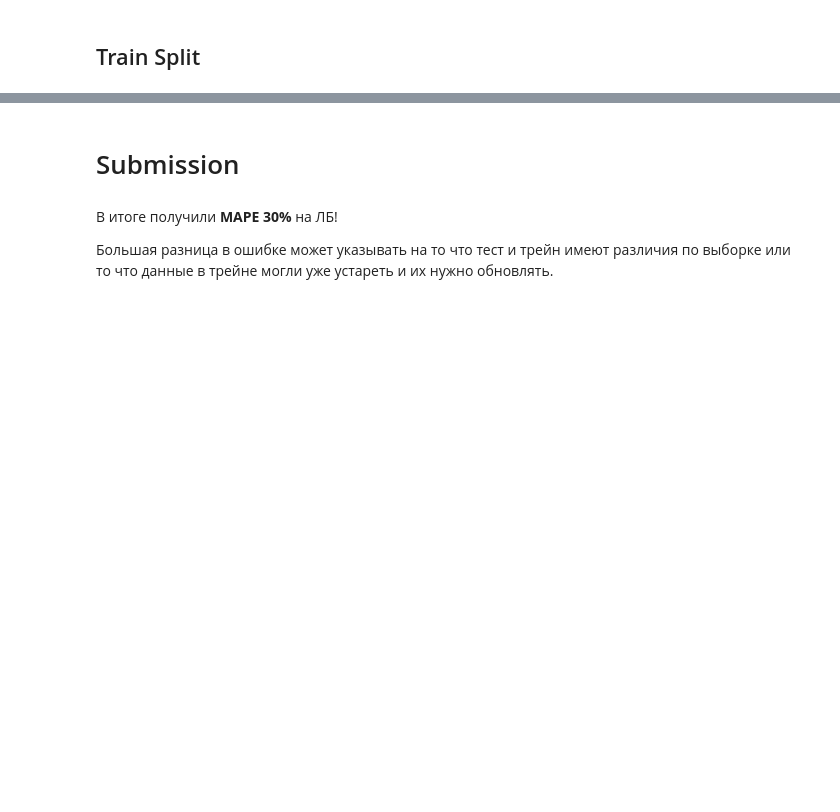
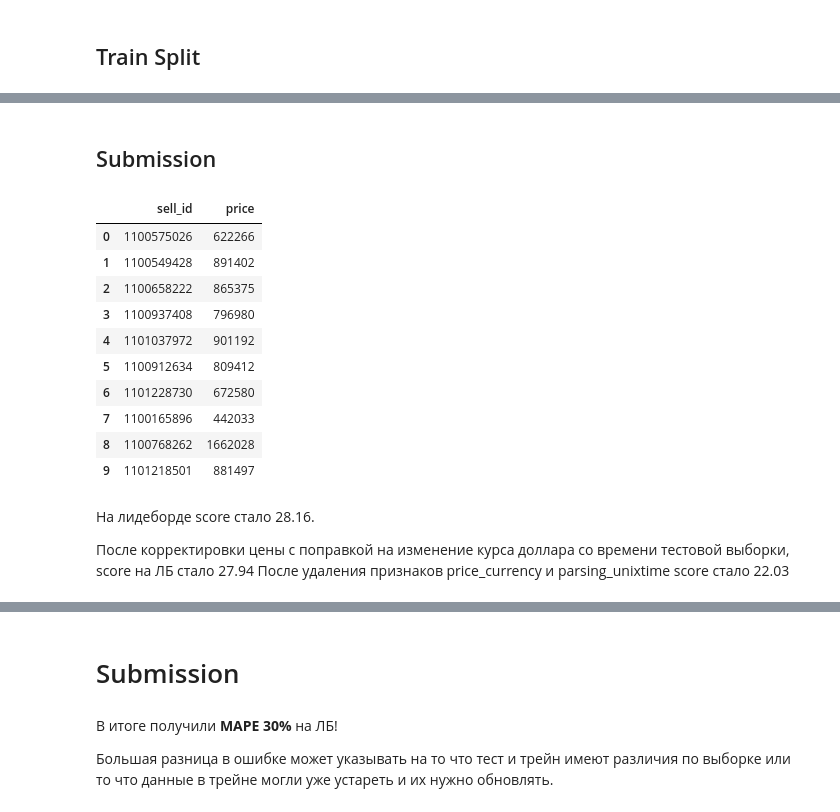
Before and after one commit to ondarem/skillfactory_rds, a Jupyter notebook: module_5/car-price-prediction-v15.ipynb, the cells around one changed output, grey strips where cells are left out. Drawn from its saved outputs; the diff is of its cells as text; code cells hidden in the pictures; blank space fills up the shorter version.

```diff
--- a/module_5/car-price-prediction-v15.ipynb
+++ b/module_5/car-price-prediction-v15.ipynb
@@ -90,0 +658,3 @@ X_sub = data.query('sample == 0').drop(['sample'], axis=1)
+# %%
+# Заполним пропущенное значение в признаке pts обучающей выборки самым частовстречающимся значением
+train.loc[train['pts'].isna(), 'pts'] = train['pts'].mode()[0]
@@ -143,0 +1191,5 @@ print(f"Точность модели по метрике MAPE: {(mape(y_test, p
+# %%
+predict_submission_cat = np.round(model.predict(X_sub)*0.9685)
+sample_submission['price'] = predict_submission_cat.astype(int)
+sample_submission.to_csv('submission_model_1.csv', index=False)
+sample_submission.head(10)
@@ -143,0 +1228,32 @@ print(f"Точность модели по метрике MAPE: {(mape(y_test, p
+# %%
+model = CatBoostRegressor(iterations = 50,
+                          cat_features=category_cols,
+                          random_seed = RANDOM_SEED,
+                          eval_metric='MAPE',
+                          custom_metric=['R2', 'MAE'],
+                          silent=True,
+                         )
+grid = {'learning_rate': [ 0.13, 0.14, 0.15]
+        ,'depth': [12]
+        ,'l2_leaf_reg': [7, 7.5, 8]
+        ,'random_strength': [0.3]}
+
+model_cb = CatBoostRegressor(iterations = 5000,
+                       random_seed = RANDOM_SEED,
+                       eval_metric='MAPE',
+                       custom_metric=['R2', 'MAE'],
+                       silent=True,
+                       learning_rate=0.13, depth=12,
+                       l2_leaf_reg=8, random_strength=0.3)
+
+model_cb.fit(X_train, np.log(y_train),
+         eval_set=(X_test, np.log(y_test)),
+         verbose=False,
+         use_best_model=True,
+         plot=True)
+
+model_cb.save_model('catboost_log_model.model')
+
+predict_exp = np.round(np.exp(model_cb.predict(X_test)))
+# оцениваем точность
+print(f"Точность модели по метрике MAPE: {(mape(y_test, predict_exp))*100:0.2f}%")
@@ -143,0 +1264,24 @@ print(f"Точность модели по метрике MAPE: {(mape(y_test, p
+# %% [markdown]
+## Submission
+# %%
+predict_log_submission = np.round(np.exp(model_cb.predict(X_sub))*0.9685)
+sample_submission['price'] = predict_log_submission.astype(int)
+sample_submission.to_csv('submission_model_2.csv', index=False)
+sample_submission.head(10)
+# %% [output]
+|  | sell_id | price |
+| 0 | 1100575026 | 622266 |
+| 1 | 1100549428 | 891402 |
+| 2 | 1100658222 | 865375 |
+| 3 | 1100937408 | 796980 |
+| 4 | 1101037972 | 901192 |
+| 5 | 1100912634 | 809412 |
+| 6 | 1101228730 | 672580 |
+| 7 | 1100165896 | 442033 |
+| 8 | 1100768262 | 1662028 |
+| 9 | 1101218501 | 881497 |
+# %% [markdown]
+На лидеборде score стало 28.16.
+
+После корректировки цены с поправкой на изменение курса доллара со времени тестовой выборки, score на ЛБ стало 27.94
+После удаления признаков price_currency и parsing_unixtime score стало 22.03
```
Also changed, not shown: parts of 227 cells of this notebook.
